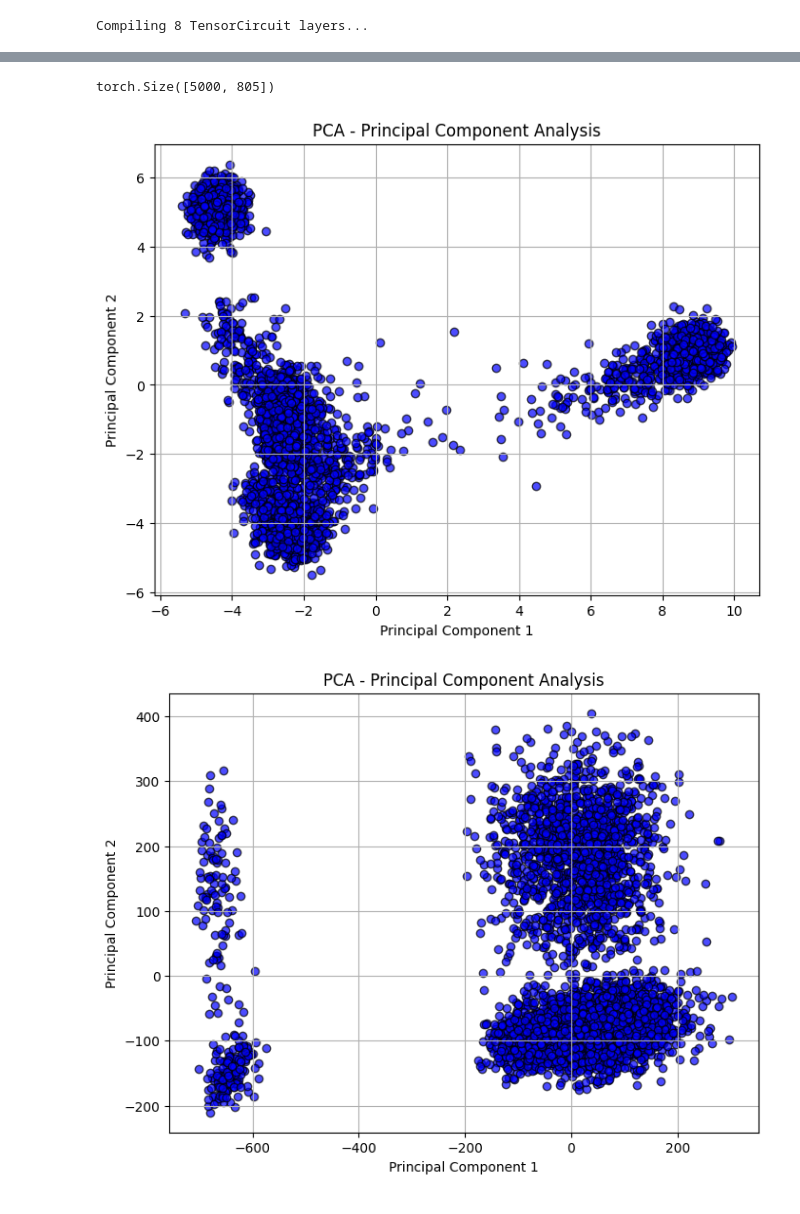
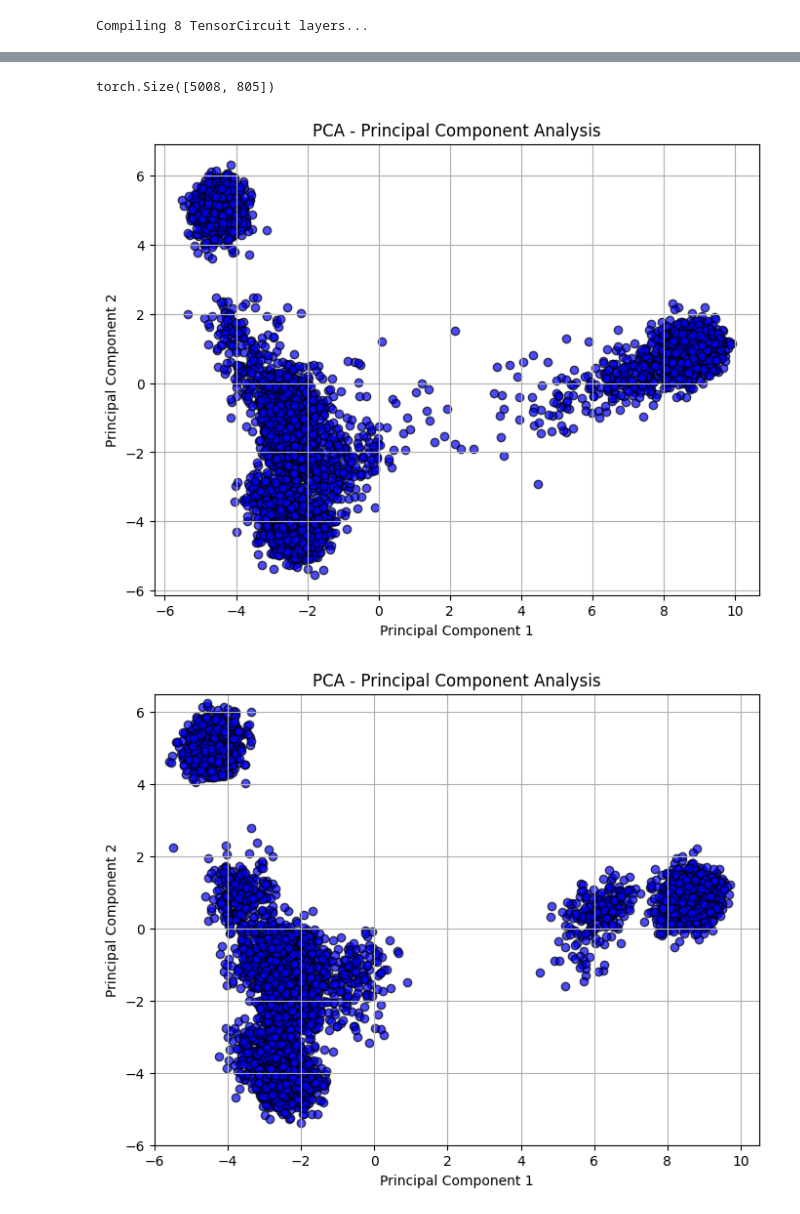
Before and after one commit to prateekanand2/genetic_pc, a Jupyter notebook: train.ipynb, the cells around one changed output, grey strips where cells are left out. Cells and saved outputs as stored; diff of their text form; code cells hidden in the pictures.

Commit message:
Recreate PCA plots

```diff
--- a/train.ipynb
+++ b/train.ipynb
@@ -74,18 +74,20 @@ device = torch.device("cuda:0")
 # The data is required to construct the backbone Chow-Liu Tree structure for the HCLT
 ns = juice.structures.HCLT(
     train_data.float().to(device),
-    num_latents = 128
+    num_latents = 16
 )
 
 pc = juice.compile(ns)
 pc.to(device)
 
-optimizer = juice.optim.CircuitOptimizer(pc, lr = 0.1, pseudocount = 0.1, method = "EM")
+num_epochs = 400
+
+optimizer = juice.optim.CircuitOptimizer(pc, lr = 0.05, pseudocount = 0.001, method = "EM")
 scheduler = juice.optim.CircuitScheduler(
     optimizer,
     method = "multi_linear",
-    lrs = [0.9, 0.1, 0.05],
-    milestone_steps = [0, len(train_loader) * 100, len(train_loader) * 350]
+    lrs = [0.05, 0.01],
+    milestone_steps = [0, len(train_loader) * num_epochs]
 )
 # %% [output]
 Compiling 8 TensorCircuit layers...
@@ -157,6 +156,6 @@ juice.save('genetic_pc/test.jpc', pc)
 # %%
 device = torch.device("cuda:0")
-ns = juice.load('genetic_pc/test.jpc')
+ns = juice.load('test.jpc')
 pc = juice.compile(ns)
 pc.to(device)
 # %% [output]
@@ -179,16 +178,19 @@ TensorCircuit(
   )
 )
 # %%
-samples = juice.queries.sample(pc, num_samples = 5000)
+samples = juice.queries.sample(pc, num_samples = 5008)
 print(samples.shape)
 # %% [output]
-torch.Size([5000, 805])
+torch.Size([5008, 805])
 # %%
 # Initialize PCA
+data = torch.tensor(data, dtype=torch.long)
+
 pca = PCA(n_components=2)
 
+pca.fit(data)
 # Fit and transform the data
-pcs = pca.fit_transform(train_data)
+pcs = pca.transform(data)
 
 # pcs now contains the principal components
 # pcs[:, 0] are the x-coordinates (PC1)
@@ -203,27 +205,36 @@ plt.title('PCA - Principal Component Analysis')
 plt.grid(True)
 plt.show()
 # %% [output]
-[figure, old version]
+[figure, new version]
 # %%
 # Initialize PCA
 pca = PCA(n_components=2)
 
-samples = samples.cpu().squeeze(1)
+pca.fit(data)
+
+samples_cpu = samples.cpu()
 
 # Fit and transform the data
-pcs = pca.fit_transform(samples)
+# pcs1 = pca.transform(data)
+pcs = pca.transform(samples_cpu)
 
 # pcs now contains the principal components
 # pcs[:, 0] are the x-coordinates (PC1)
 # pcs[:, 1] are the y-coordinates (PC2)
 
 # Create the scatter plot
 plt.figure(figsize=(8, 6))
 plt.scatter(pcs[:, 0], pcs[:, 1], c='blue', edgecolor='k', alpha=0.7)
+
+# plt.scatter(pcs1[:, 0], pcs1[:, 1], c='orange', edgecolor='k', alpha=0.7)
 plt.xlabel('Principal Component 1')
 plt.ylabel('Principal Component 2')
 plt.title('PCA - Principal Component Analysis')
+
+plt.xlim(-6, 10.5)  # Match the x-axis range from the first plot
+plt.ylim(-6, 6.5)   # Match the y-axis range from the first plot
+
 plt.grid(True)
 plt.show()
 # %% [output]
-[figure, old version]
+[figure, new version]
```
Also changed, not shown: parts of 5 cells of this notebook, 1 other file.
